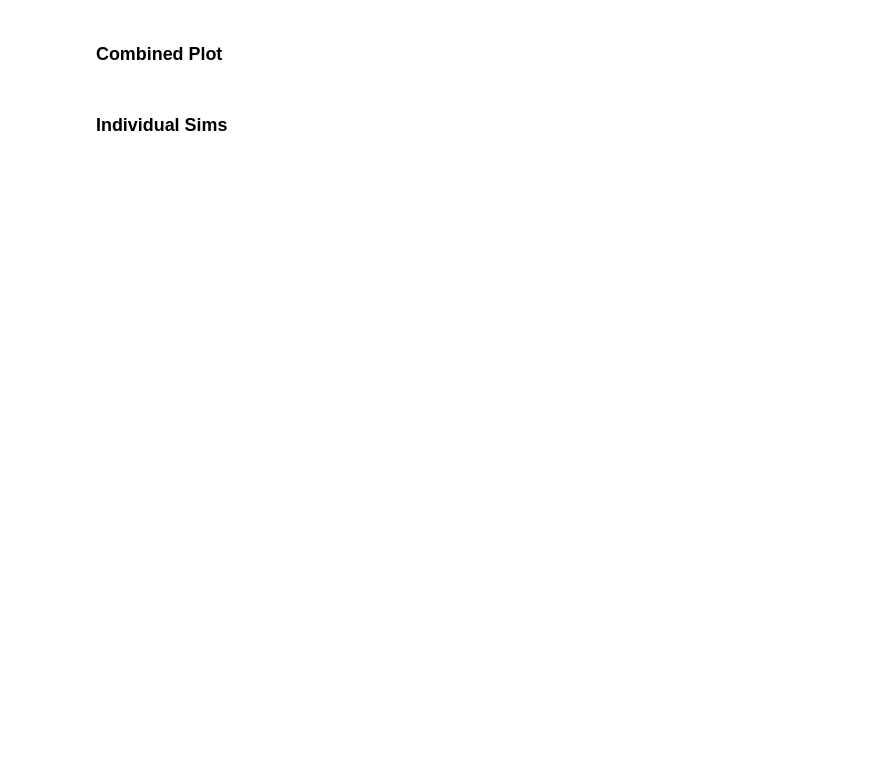
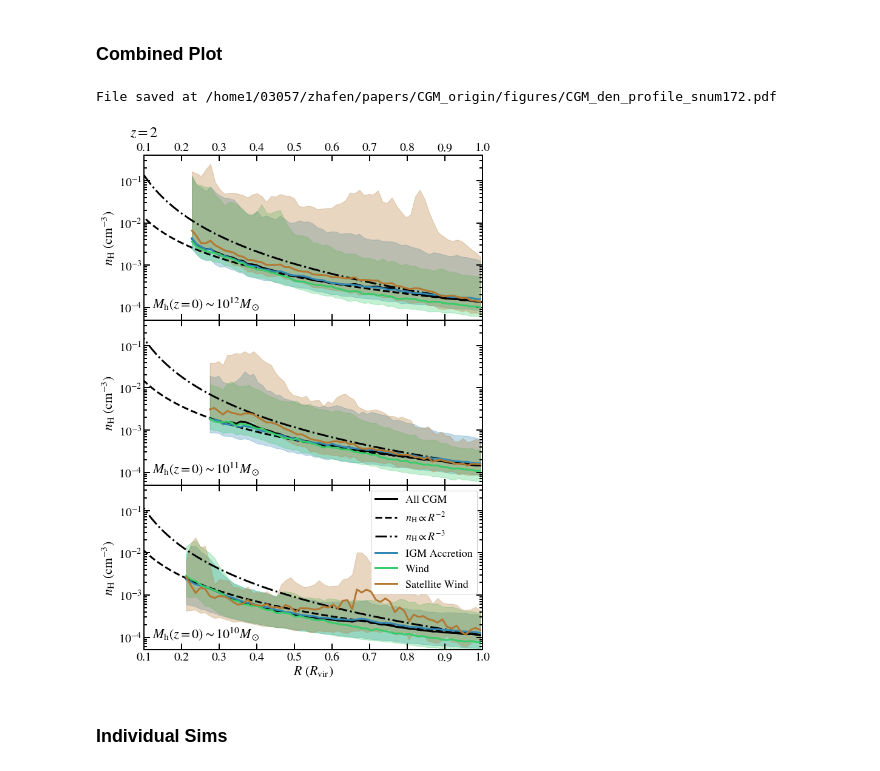
Before and after one commit to zhafen/CGM_origin_analysis, a Jupyter notebook: multi_sim_analysis/radial_profile.ipynb, the cells around one changed output. Saved outputs shown, nothing was run; the diff lists cells and outputs as text; code cells hidden in the pictures; blank space fills up the shorter version.

```diff
--- a/multi_sim_analysis/radial_profile.ipynb
+++ b/multi_sim_analysis/radial_profile.ipynb
@@ -281,39 +289,42 @@ for j, mass_bin in enumerate( mass_bins ):
                     linewidth = 3,
                     color = 'k',
                     linestyle = linestyles[k],
                     label = ( r'$n_{\rm H} \propto R^{' + str(gamma) +r'}$'),
                 )
 
         # Legend, including tweaking
-        if classification == 'is_CGM_EP':
+        if classification == 'is_CGM_satellite_wind':
             # Reorder labels and preserve to slap them on the last plot
             handles, labels = ax.get_legend_handles_labels()
-            for i, gamma in enumerate( gammas ):
-                handles.append( handles[1] )
-                labels.append( labels[1] )
-                handles.remove( handles[1] )
-                labels.remove( labels[1] )
+#             for i, gamma in enumerate( gammas ):
+#                 handles.append( handles[1] )
+#                 labels.append( labels[1] )
+#                 handles.remove( handles[1] )
+#                 labels.remove( labels[1] )
         if ax.is_last_row():
             loc = {
                 465: None,
                 172: 'upper left',
             }
             ax.legend(
                 handles,
                 labels,
                 prop = { 'size': 18 },
 #                 loc = loc[snum],
 #                 ncol = ncol[snum],
                 framealpha = 1.,
             )
 
 # Save the File
 save_file = 'CGM_den_profile_snum{}.pdf'.format( snum )
 plotting.save_fig(
     out_dir = file_manager.get_project_figure_dir(),
     save_file = save_file,
     fig = fig,
 )
+# %% [output]
+File saved at /home1/03057/zhafen/papers/CGM_origin/figures/CGM_den_profile_snum172.pdf
+[figure, added]
 # %% [markdown]
 ### Individual Sims
 # %%
```
Also changed, not shown: parts of 34 cells of this notebook, 3 other files.
